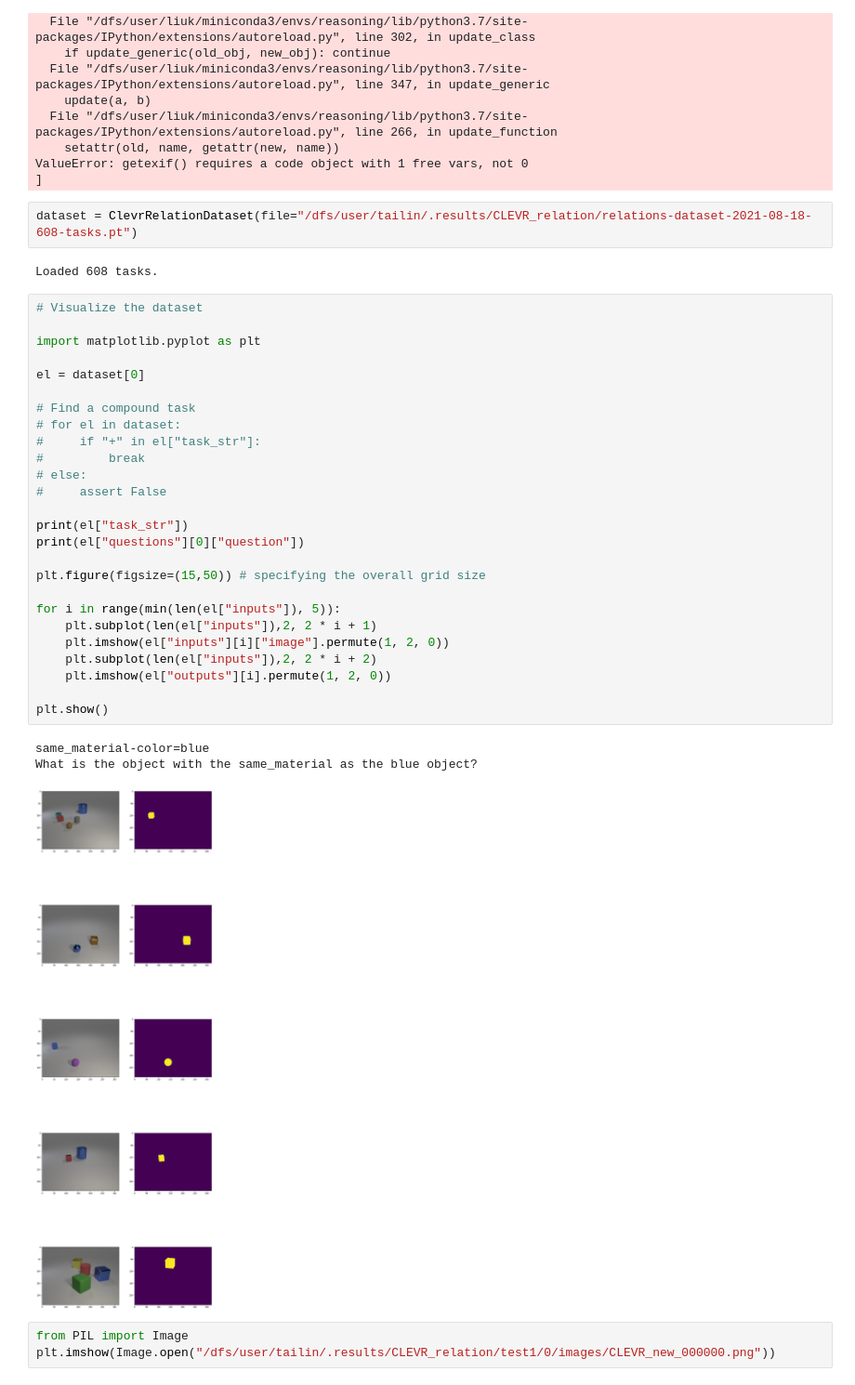
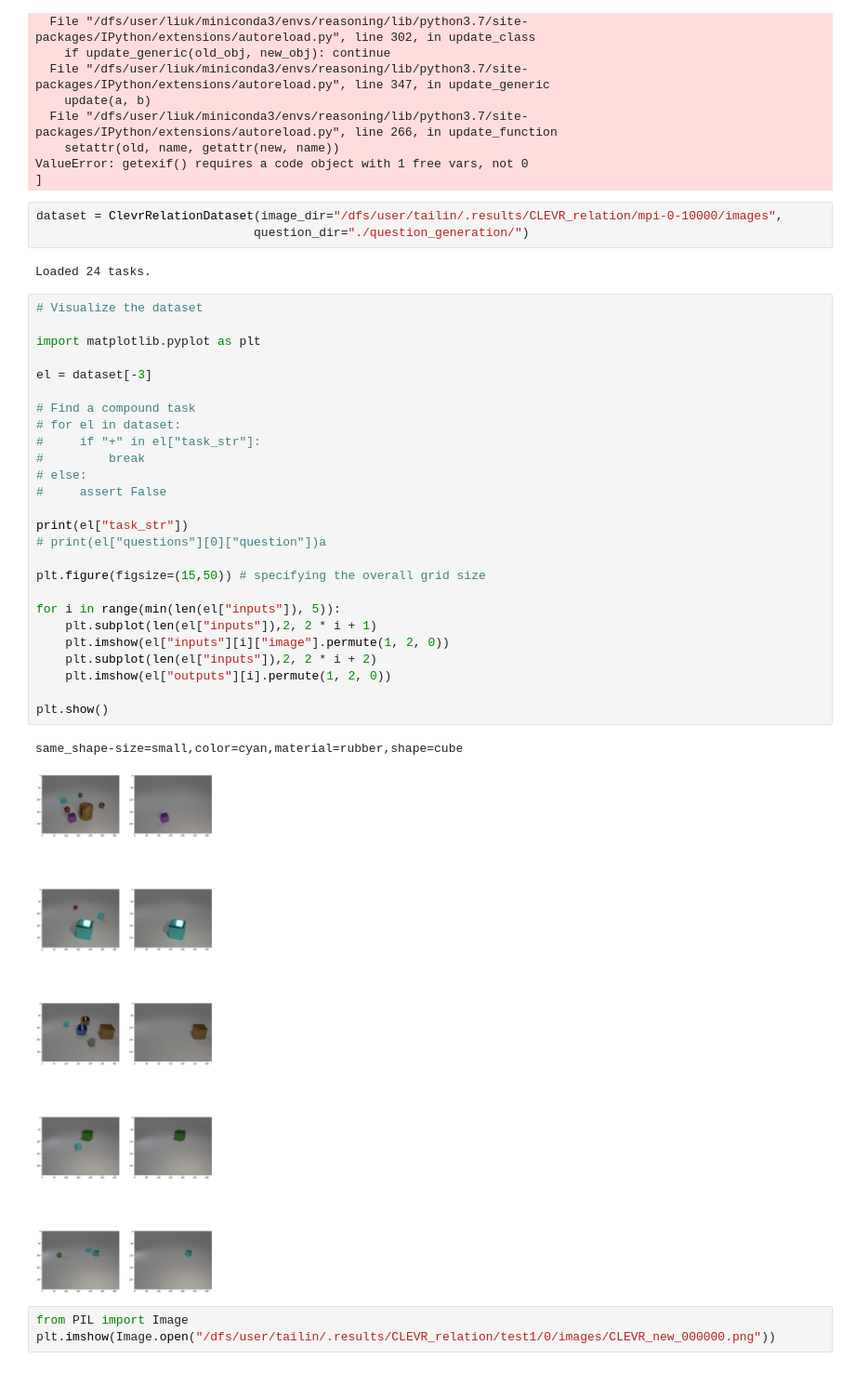
Before and after one commit to tailintalent/clevr-dataset-gen, a Jupyter notebook: generation.ipynb, the cells around one changed output. Shown at 93% size. Drawn from its saved outputs; the diff is of its cells as text.

Commit message:
Clevr-relation-easy dataset question generation

```diff
--- a/generation.ipynb
+++ b/generation.ipynb
@@ -252,39 +255,39 @@ dataset.save("/dfs/user/tailin/.results/CLEVR_relation/relations-dataset-2021-08
 ValueError: getexif() requires a code object with 1 free vars, not 0
 ]
 # %%
-dataset = ClevrRelationDataset(file="/dfs/user/tailin/.results/CLEVR_relation/relations-dataset-2021-08-18-608-tasks.pt")
+dataset = ClevrRelationDataset(image_dir="/dfs/user/tailin/.results/CLEVR_relation/mpi-0-10000/images",
+                              question_dir="./question_generation/")
 # %% [output]
-Loaded 608 tasks.
+Loaded 24 tasks.
 # %%
 # Visualize the dataset
 
 import matplotlib.pyplot as plt
 
-el = dataset[0]
+el = dataset[-3]
 
 # Find a compound task
 # for el in dataset:
 #     if "+" in el["task_str"]:
 #         break
 # else:
 #     assert False
 
 print(el["task_str"])
-print(el["questions"][0]["question"])
+# print(el["questions"][0]["question"])a
 
 plt.figure(figsize=(15,50)) # specifying the overall grid size
 
 for i in range(min(len(el["inputs"]), 5)):
     plt.subplot(len(el["inputs"]),2, 2 * i + 1)
     plt.imshow(el["inputs"][i]["image"].permute(1, 2, 0))
     plt.subplot(len(el["inputs"]),2, 2 * i + 2)
     plt.imshow(el["outputs"][i].permute(1, 2, 0))
 
 plt.show()
 # %% [output]
-same_material-color=blue
-What is the object with the same_material as the blue object?
+same_shape-size=small,color=cyan,material=rubber,shape=cube
-[figure, old version]
+[figure, new version]
 # %%
 from PIL import Image
 plt.imshow(Image.open("/dfs/user/tailin/.results/CLEVR_relation/test1/0/images/CLEVR_new_000000.png"))
```
Also changed, not shown: parts of 1 cell of this notebook, 5 other files.
